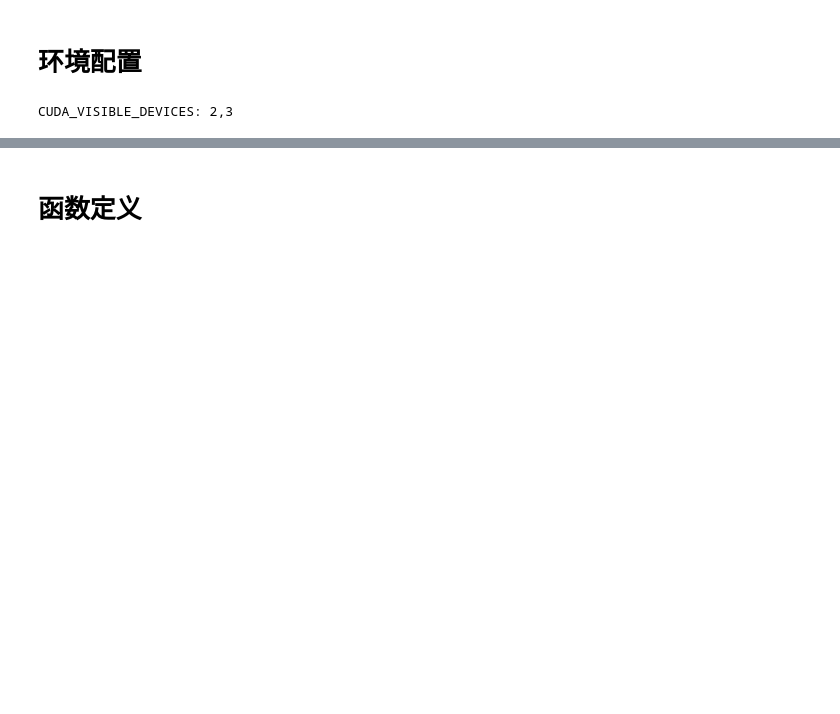
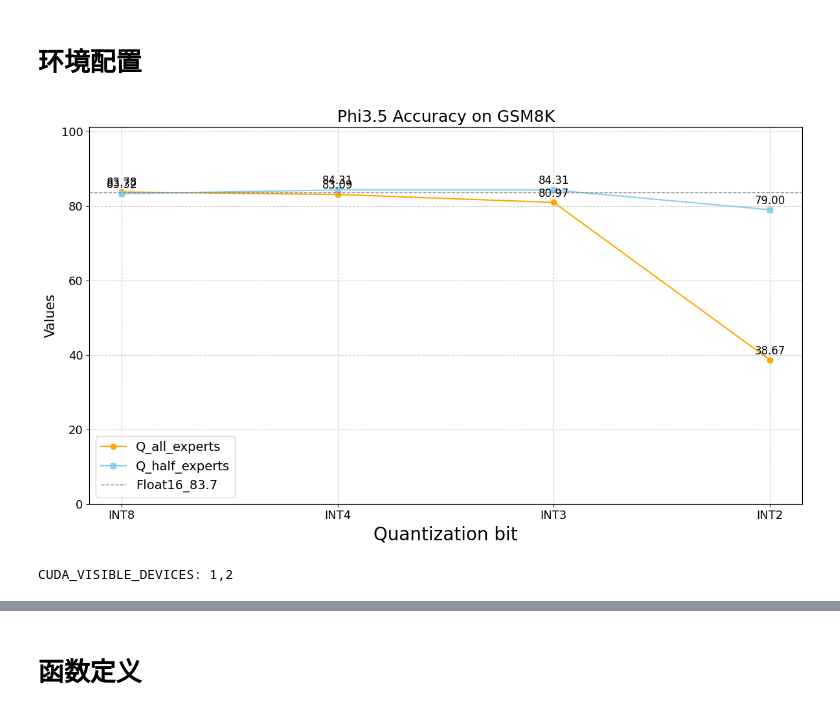
Before and after one commit to hhlxm/On-Device-MoE, a Jupyter notebook: test.ipynb, the cells around one changed output, grey strips where cells are left out. Drawn from its saved outputs; the diff is of its cells as text; code cells hidden in the pictures; blank space fills up the shorter version.

```diff
--- a/test.ipynb
+++ b/test.ipynb
@@ -1,3 +0,0 @@
-# %%
-for i in range(0,0):
-    print(i)
@@ -4,12 +599,84 @@ for i in range(0,0):
 # %% [markdown]
 # 环境配置
+# %%
+import numpy as np
+import matplotlib.pyplot as plt
+def plot_line_chart(
+    data1,
+    data2,
+    categories=None,
+    title="Line Chart",
+    xlabel="Categories",
+    ylabel="Values",
+    color1='orange',
+    color2='skyblue',
+    marker1='o',
+    marker2='s',
+    legend1='Group 1',
+    legend2='Group 2',
+    save_path=None,
+    dpi=600,
+    baseline=None,
+):
+    if categories is None:
+        categories = [ "INT8", "INT4", "INT3", "INT2"]
+    x = np.arange(len(categories))
+
+    plt.figure(figsize=(12, 7))
+    plt.plot(x, data1, color=color1, marker=marker1, label=legend1)
+    plt.plot(x, data2, color=color2, marker=marker2, label=legend2)
+
+    # 添加数值标签
+    for i, height in enumerate(data1):
+        plt.text(x[i], height + 0.01*max(data1+data2), f'{height:.2f}', ha='center', va='bottom', fontsize=12)
+    for i, height in enumerate(data2):
+        plt.text(x[i], height + 0.01*max(data1+data2), f'{height:.2f}', ha='center', va='bottom', fontsize=12)
+
+    # 添加 baseline 横线
+    if baseline is not None:
+        plt.axhline(y=baseline, linewidth=1, label=f"Float16_{baseline}", color='gray', linestyle='--')
+
+    plt.grid( linestyle='--', alpha=0.7)
+    plt.title(title, fontsize=18)
+    plt.xlabel(xlabel, fontsize=20)
+    plt.ylabel(ylabel, fontsize=15)
+    plt.xticks(x, categories, fontsize=13)
+    plt.yticks(fontsize=13)
+    plt.ylim(0, max(data1 + data2) * 1.2)
+    plt.legend(fontsize=14)
+    plt.tight_layout()
+    if save_path:
+        plt.savefig(save_path, format=save_path.split('.')[-1], dpi=dpi, bbox_inches="tight")
+    plt.show()
+
+# 示例用法
+if __name__ == "__main__":
+    # sample_data1 = [37.76, 35.94, 31.77, 10.99]
+    # sample_data2 = [37.91, 37.23, 37.30, 36.39]
+    # sample_data1 = [58.06,58.06,58.06,58.06]
+    # sample_data2 = [58.06,58.06,58.06,58.06]
+    sample_data1 = [83.78,83.09,80.97,38.67]
+    sample_data2 = [83.32,84.31,84.31,79.00]
+    plot_line_chart(
+        sample_data1,
+        sample_data2,
+        title="Phi3.5 Accuracy on GSM8K",
+        xlabel="Quantization bit",
+        ylabel="Values",
+        legend1="Q_all_experts",
+        legend2="Q_half_experts",
+        save_path="output.svg",
+        baseline=83.70
+    )
+# %% [output]
+[figure, added]
 # %%
 # 验证设置是否生效
 import os
-os.environ["CUDA_VISIBLE_DEVICES"] = "2,3"
+os.environ["CUDA_VISIBLE_DEVICES"] = "1,2"
 print("CUDA_VISIBLE_DEVICES:", os.environ.get("CUDA_VISIBLE_DEVICES"))
 # %% [output]
-CUDA_VISIBLE_DEVICES: 2,3
+CUDA_VISIBLE_DEVICES: 1,2
 # %%
 import os
 import torch
```
Also changed, not shown: parts of 23 cells of this notebook, 11 other files.
